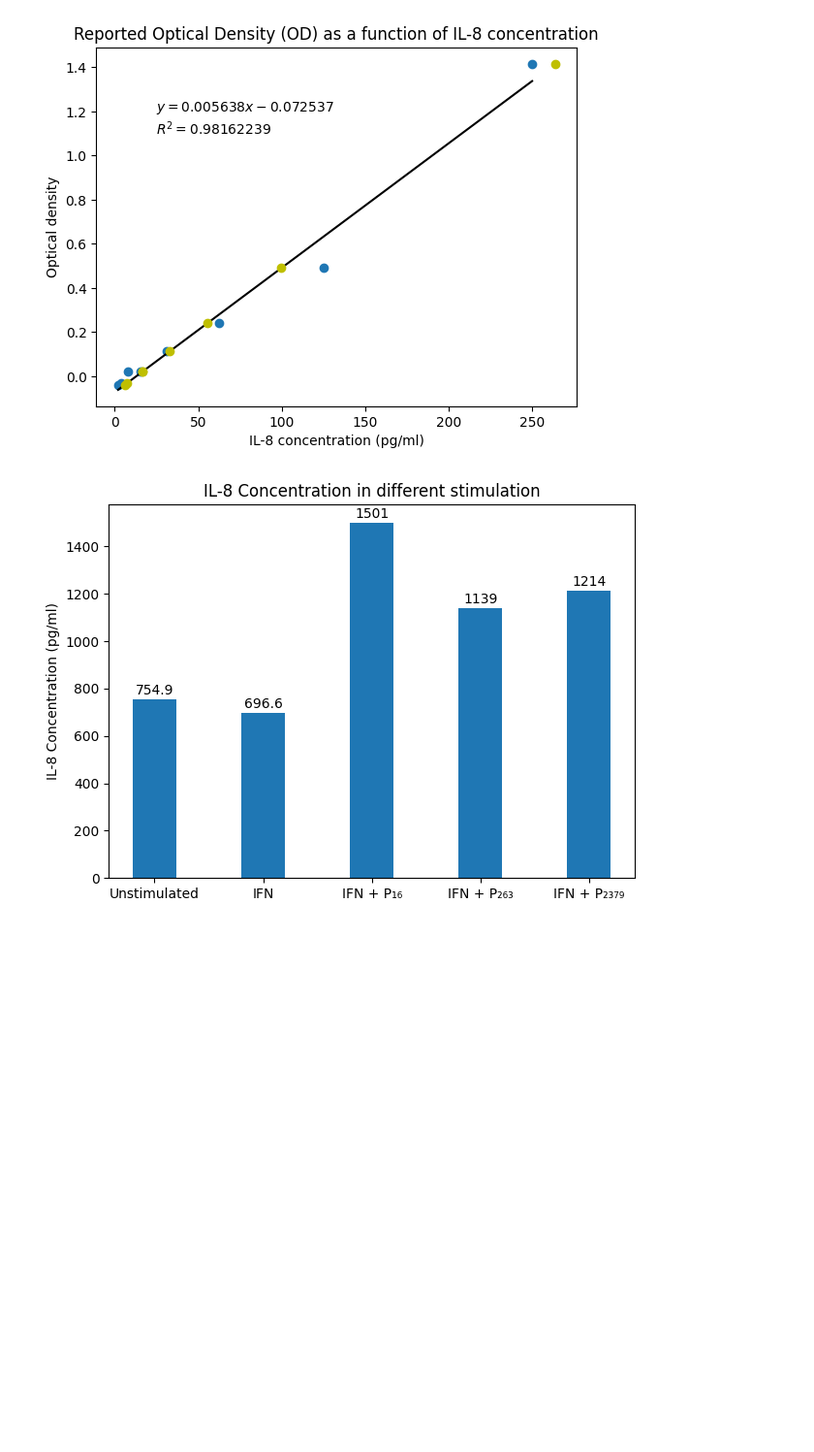
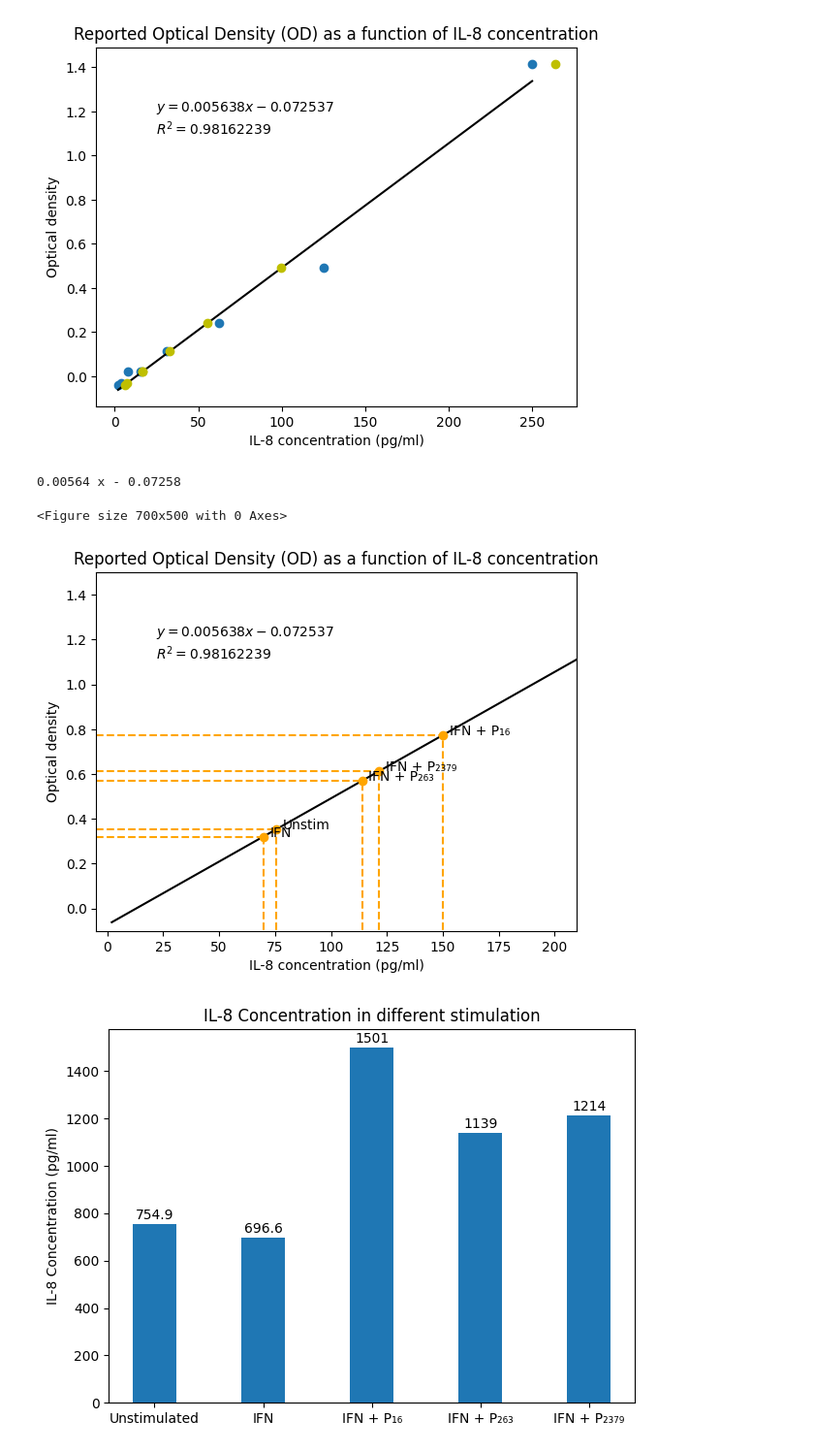
Before and after one commit to Plausma/Plausma, a Jupyter notebook: Untitled.ipynb, the cells around one changed output. Shown at 97% size. Cells and saved outputs as stored; diff of their text form; code cells hidden in the pictures; blank space fills up the shorter version.

Commit message:
add sample OD to IL-8 conc. code

```diff
--- a/Untitled.ipynb
+++ b/Untitled.ipynb
@@ -29,6 +29,44 @@ plt.show()
 0.00564 x - 0.07258
 <Figure size 700x500 with 0 Axes>
 [figure]
+# %%
+import numpy as np
+import matplotlib.pyplot as plt
+from scipy import stats
+
+x = [250/128,250/64,250/32,250/16,250/8,250/4,250/2,250]
+y = [-0.03894, -0.03304, 0.0209, 0.02095, 0.1125, 0.2412, 0.4898, 1.415]
+x_regress = [5.959, 7.006, 16.57, 16.58, 32.82, 55.64, 99.74, 263.7]
+y_sample = [0.3531, 0.3203, 0.7736, 0.5698, 0.612]
+x_sample = [75.49, 69.66, 150.1, 113.9, 121.4]
+sample_txt = ['Unstim', 'IFN', 'IFN + P₁₆', 'IFN + P₂₆₃', 'IFN + P₂₃₇₉']
+fig = plt.figure(figsize = (7, 5))
+rat = np.polyfit(x,y,1)
+poly1d_fn = np.poly1d(rat)
+# poly1d_fn is now a function which takes in x and returns an estimate for y
+print(poly1d_fn)
+fig, ax = plt.subplots()
+#ax.plot(x,y, 'o', x, poly1d_fn(x), 'k', x_regress,y, 'oy')
+
+ax.plot( x, poly1d_fn(x), 'k')
+plt.ylim([-0.1, 1.5])
+plt.xlim([-5, 210])
+ax.hlines(y_sample, -10, x_sample, color='orange', linestyles='--')
+ax.vlines(x_sample, -10, y_sample, color='orange', linestyles='--')
+
+ax.plot(x_sample, y_sample, 'o', color='orange')
+for i, txt in enumerate(sample_txt):
+    ax.annotate(txt, (x_sample[i]+3, y_sample[i]))
+plt.text(.125, .75, '$y = 0.005638x - 0.072537$ \n$R^2 = 0.98162239$', ha='left', va='bottom',transform=ax.transAxes)
+
+ax.set_title('Reported Optical Density (OD) as a function of IL-8 concentration')
+ax.set_xlabel('IL-8 concentration (pg/ml)')
+ax.set_ylabel('Optical density')
+plt.show()
+# %% [output]
+0.00564 x - 0.07258
+<Figure size 700x500 with 0 Axes>
+[figure, added]
 # %%
 import numpy as np
 import matplotlib.pyplot as plt
```
